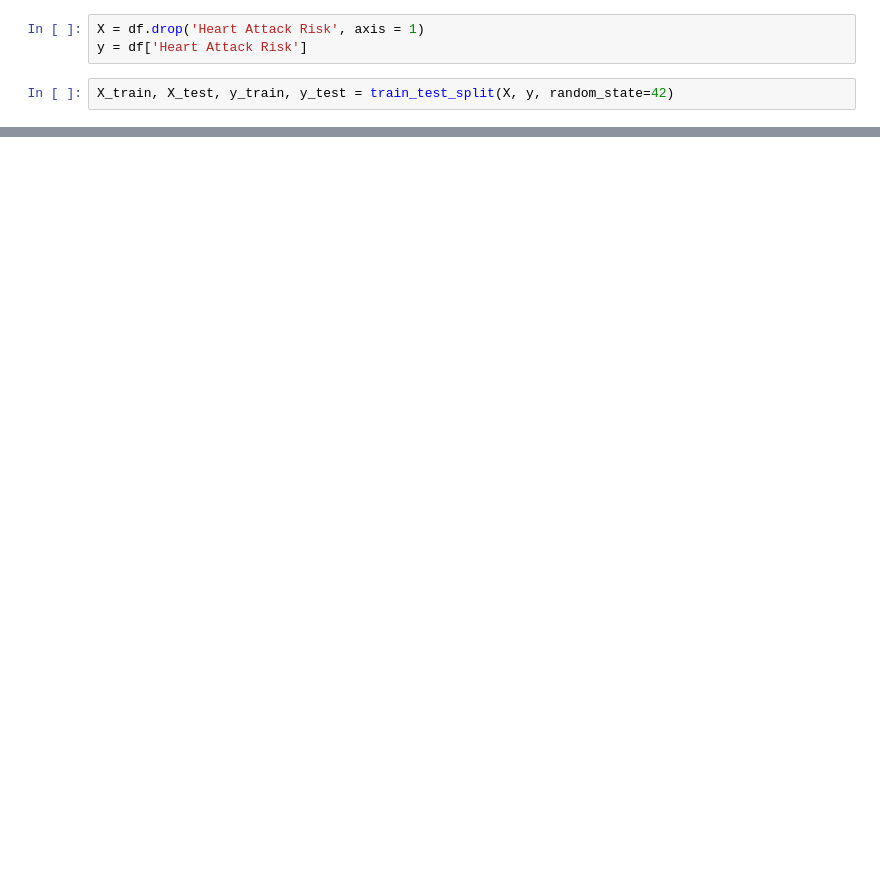
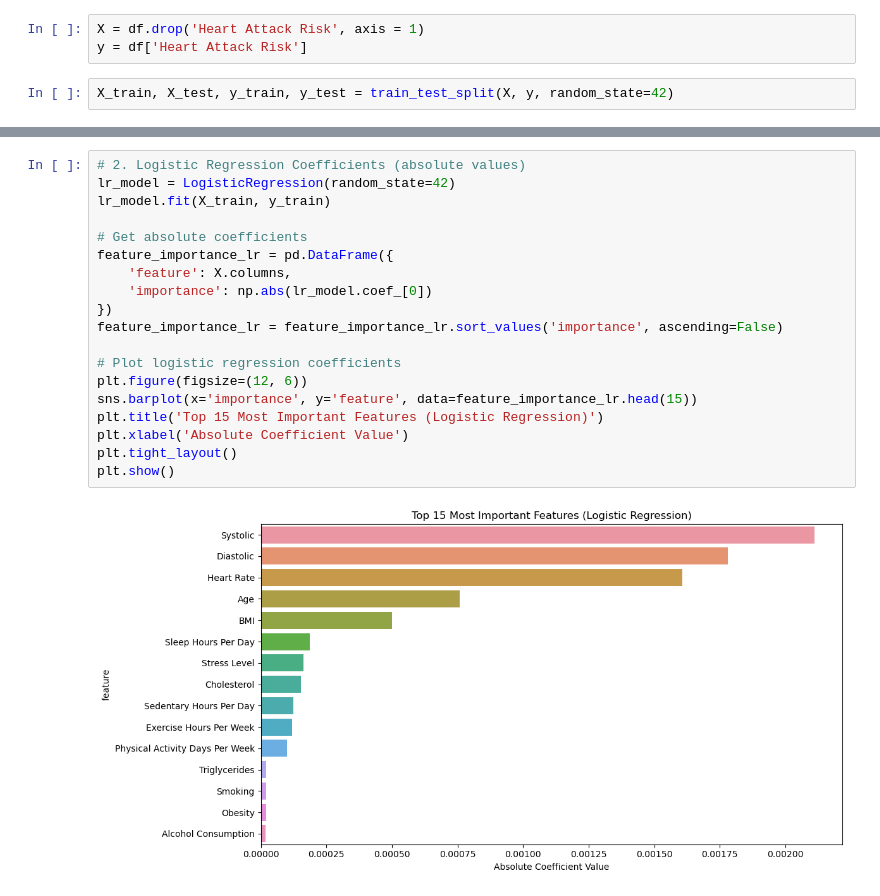
Before and after one commit to maddiejane25/Project-2, a Jupyter notebook: healthData.ipynb, the cells around one changed output, grey strips where cells are left out. Cells and saved outputs as stored; diff of their text form; blank space fills up the shorter version.

```diff
--- a/healthData.ipynb
+++ b/healthData.ipynb
@@ -72,0 +182,21 @@ for name, model in models.items():
+# %%
+# 2. Logistic Regression Coefficients (absolute values)
+lr_model = LogisticRegression(random_state=42)
+lr_model.fit(X_train, y_train)
+
+# Get absolute coefficients
+feature_importance_lr = pd.DataFrame({
+    'feature': X.columns,
+    'importance': np.abs(lr_model.coef_[0])
+})
+feature_importance_lr = feature_importance_lr.sort_values('importance', ascending=False)
+
+# Plot logistic regression coefficients
+plt.figure(figsize=(12, 6))
+sns.barplot(x='importance', y='feature', data=feature_importance_lr.head(15))
+plt.title('Top 15 Most Important Features (Logistic Regression)')
+plt.xlabel('Absolute Coefficient Value')
+plt.tight_layout()
+plt.show()
+# %% [output]
+[figure, added]
```
Also changed, not shown: parts of 17 cells of this notebook.
